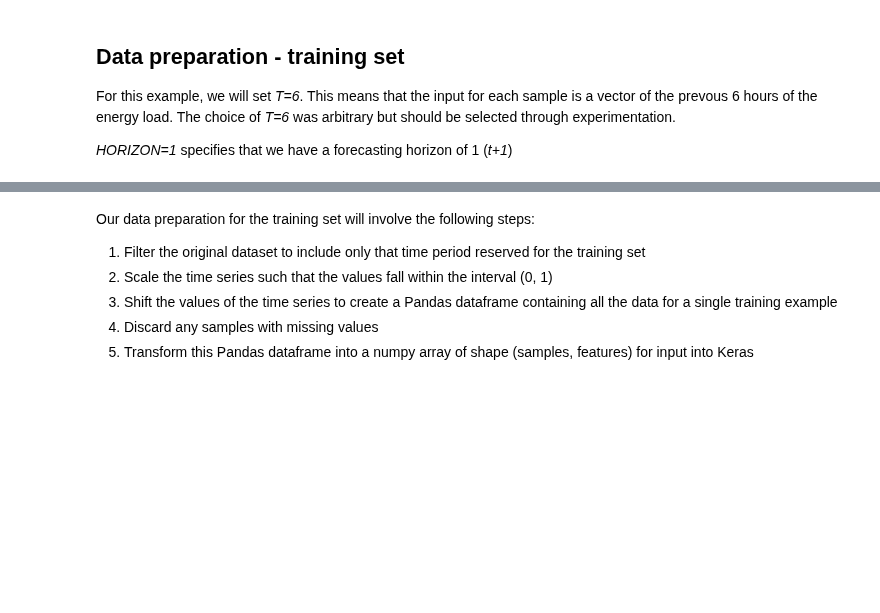
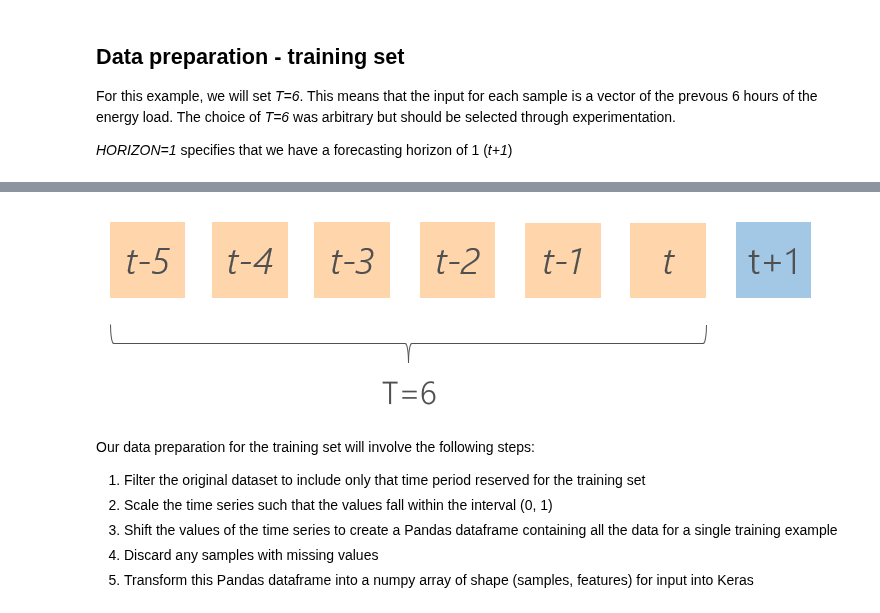
Before and after one commit to Azure/DeepLearningForTimeSeriesForecasting, a Jupyter notebook: Quiz_weight_initialization.ipynb, the cells around one changed output, grey strips where cells are left out. Cells and saved outputs as stored; diff of their text form; code cells hidden in the pictures; blank space fills up the shorter version.

```diff
--- a/Quiz_weight_initialization.ipynb
+++ b/Quiz_weight_initialization.ipynb
@@ -66,3 +65,7 @@ For this example, we will set *T=6*. This means that the input for each sample i
+# %%
+Image('./images/one_step_forecast.png')
+# %% [output]
+[figure, added]
 # %%
 T = 6
 HORIZON = 1
```
Also changed, not shown: parts of 4 cells of this notebook, 3 other files.
